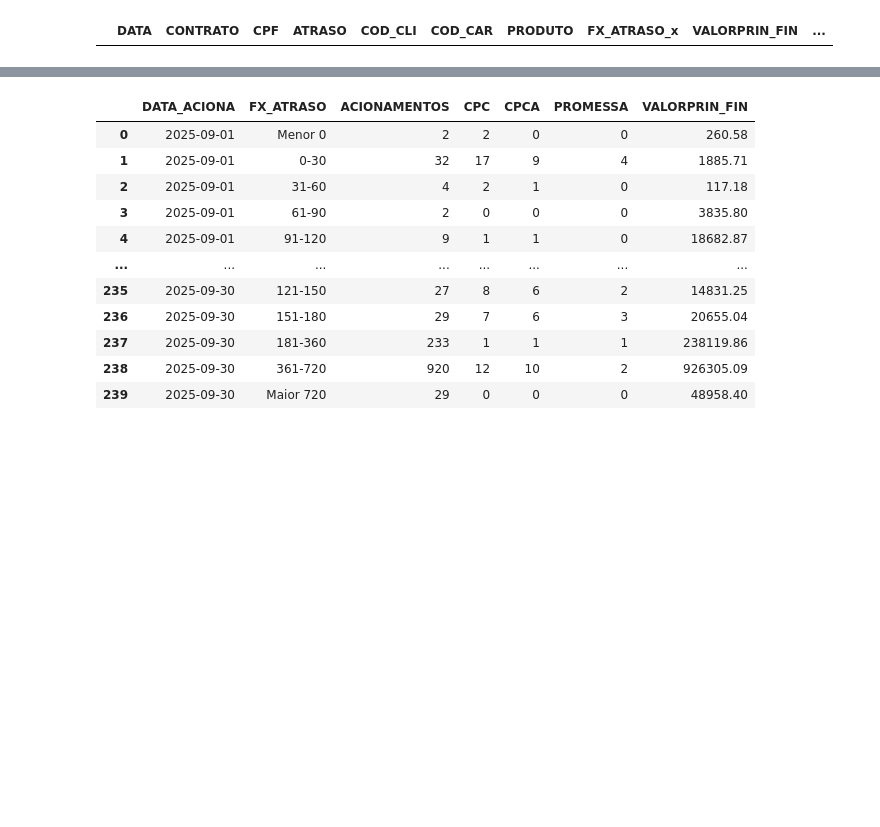
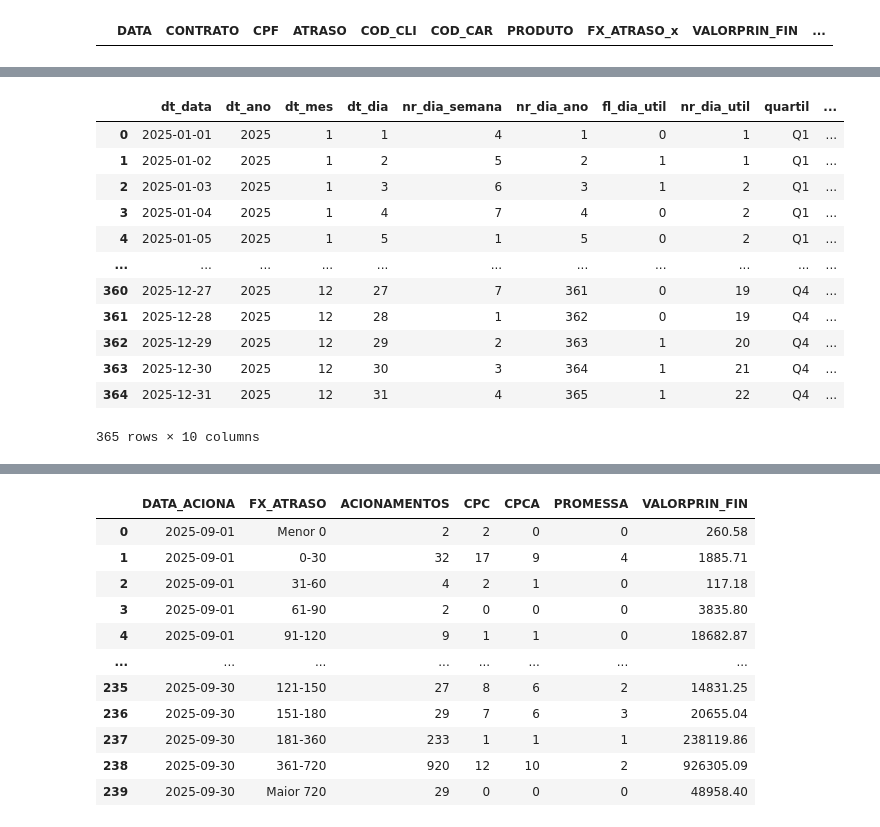
Before and after one commit to Claudiano-alves/Data-Analysis-Portfolio, a Jupyter notebook: Projects/Ouze/data_wrangling.ipynb, the cells around one changed output, grey strips where cells are left out. Drawn from its saved outputs; the diff is of its cells as text; code cells hidden in the pictures; blank space fills up the shorter version.

```diff
--- a/Projects/Ouze/data_wrangling.ipynb
+++ b/Projects/Ouze/data_wrangling.ipynb
@@ -3,13 +3,13 @@
 
 # import importlib
 # importlib.reload(queries)
-
+from src.data_wrangling_mailingHist import tratar_base_mailing_hist
 from src.db_connection import get_connection
-from queries import get_query_discagens, get_query_cad_devf, get_query_mailing_hist, get_query_discagens_trestto, get_query_tabulacao_aciona, get_query_base_acionamentos
+from queries import get_query_discagens, get_query_cad_devf, get_query_mailing_hist, get_query_discagens_trestto, get_query_tabulacao_aciona, get_query_base_acionamentos, get_query_dw_calendario
 import pandas as pd
 
+# DADOS SRC
 conn_src = get_connection("SERVER_SRC", "DATABASE_SRC")
-# Tudo em uma linha
 df_discagens_expert = pd.read_sql(
     get_query_discagens('2025-09-01', '2025-09-30'),
     conn_src
@@ -18,24 +18,31 @@ df_cad_devf = pd.read_sql(
     get_query_cad_devf(),
     conn_src
 )
+df_tab_acionamentos = pd.read_sql(
+    get_query_base_acionamentos('2025-09-01', '2025-09-30'),
+    conn_src
+)
 
+# DADOS BD2/PLANEJAMENTO
 conn_bd2 = get_connection("SERVER_BD2", "DATABASE_BD2")
 df_maling_hist = pd.read_sql(
     get_query_mailing_hist('2025-09-01', '2025-09-30'),
     conn_bd2
 )
+df_maling_hist = tratar_base_mailing_hist(df_maling_hist, df_cad_devf)
 
+df_dw_calendario = pd.read_sql(
+    get_query_dw_calendario(),
+    conn_bd2
+)
+df_tabulacao_aciona = pd.read_sql(
+    get_query_tabulacao_aciona(),
+    conn_bd2
+)
+
+# DADOS BD2/TRC
 conn_trc = get_connection("SERVER_BD2", "DATABASE_TRC")
 df_discagens_trestto = pd.read_sql(
     get_query_discagens_trestto('2025-09-01', '2025-09-30'),
     conn_trc
 )
-df_tabualacao_aciona = pd.read_sql(
-    get_query_tabulacao_aciona(),
-    conn_bd2
-)
-
-df_tab_acionamentos = pd.read_sql(
-    get_query_base_acionamentos('2025-09-01', '2025-09-30'),
-    conn_src
-)
@@ -216,0 +495,23 @@ df_acionamentos_segmentado_
+# %%
+# # Lista dos CPFs que você quer filtrar
+# cpfs_desejados = ['34461139ID', '30839377ID', '40684878ID']  # substitua pelos CPFs reais
+# # Filtrar o DataFrame
+# df_filtrado = df_maling_hist[df_maling_hist['CONTRATO'].isin(cpfs_desejados)]
+#df_filtrado
+#df_acionamentos_enriquecido
+#df_acionamentos_com_calendario
+df_dw_calendario
+# %% [output]
+|  | dt_data | dt_ano | dt_mes | dt_dia | nr_dia_semana | nr_dia_ano | fl_dia_util | nr_dia_util | quartil | ... |
+| 0 | 2025-01-01 | 2025 | 1 | 1 | 4 | 1 | 0 | 1 | Q1 | ... |
+| 1 | 2025-01-02 | 2025 | 1 | 2 | 5 | 2 | 1 | 1 | Q1 | ... |
+| 2 | 2025-01-03 | 2025 | 1 | 3 | 6 | 3 | 1 | 2 | Q1 | ... |
+| 3 | 2025-01-04 | 2025 | 1 | 4 | 7 | 4 | 0 | 2 | Q1 | ... |
+| 4 | 2025-01-05 | 2025 | 1 | 5 | 1 | 5 | 0 | 2 | Q1 | ... |
+| ... | ... | ... | ... | ... | ... | ... | ... | ... | ... | ... |
+| 360 | 2025-12-27 | 2025 | 12 | 27 | 7 | 361 | 0 | 19 | Q4 | ... |
+| 361 | 2025-12-28 | 2025 | 12 | 28 | 1 | 362 | 0 | 19 | Q4 | ... |
+| 362 | 2025-12-29 | 2025 | 12 | 29 | 2 | 363 | 1 | 20 | Q4 | ... |
+| 363 | 2025-12-30 | 2025 | 12 | 30 | 3 | 364 | 1 | 21 | Q4 | ... |
+| 364 | 2025-12-31 | 2025 | 12 | 31 | 4 | 365 | 1 | 22 | Q4 | ... |
+365 rows × 10 columns
```
Also changed, not shown: parts of 25 cells of this notebook, 18 other files.
